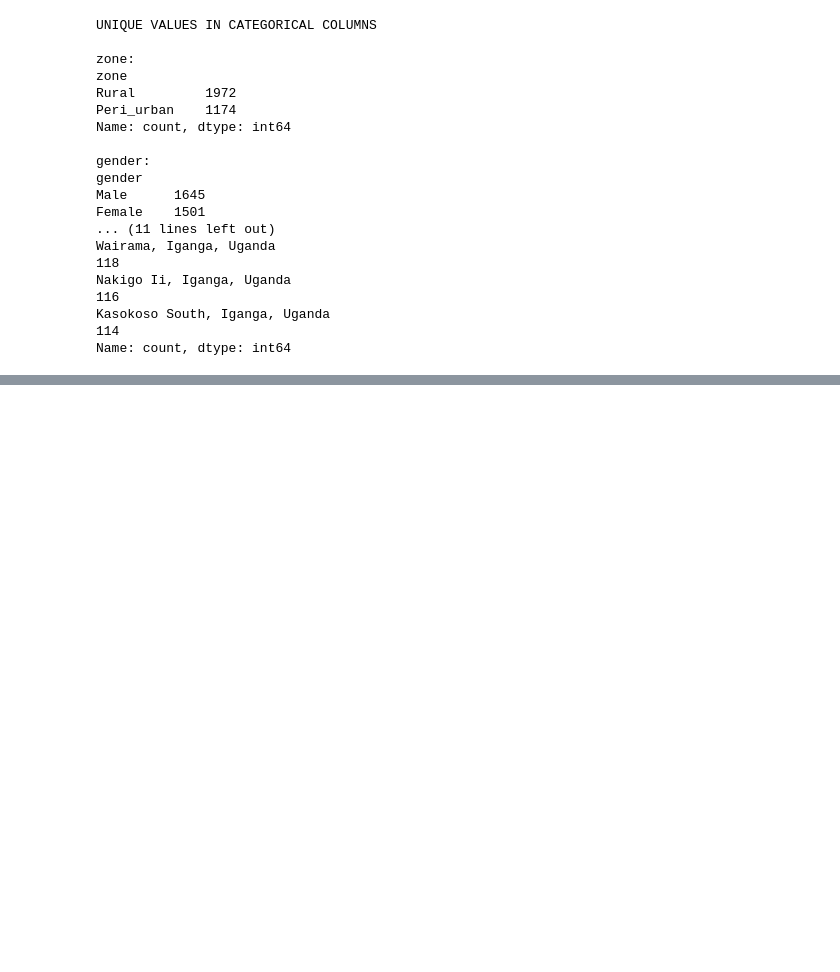
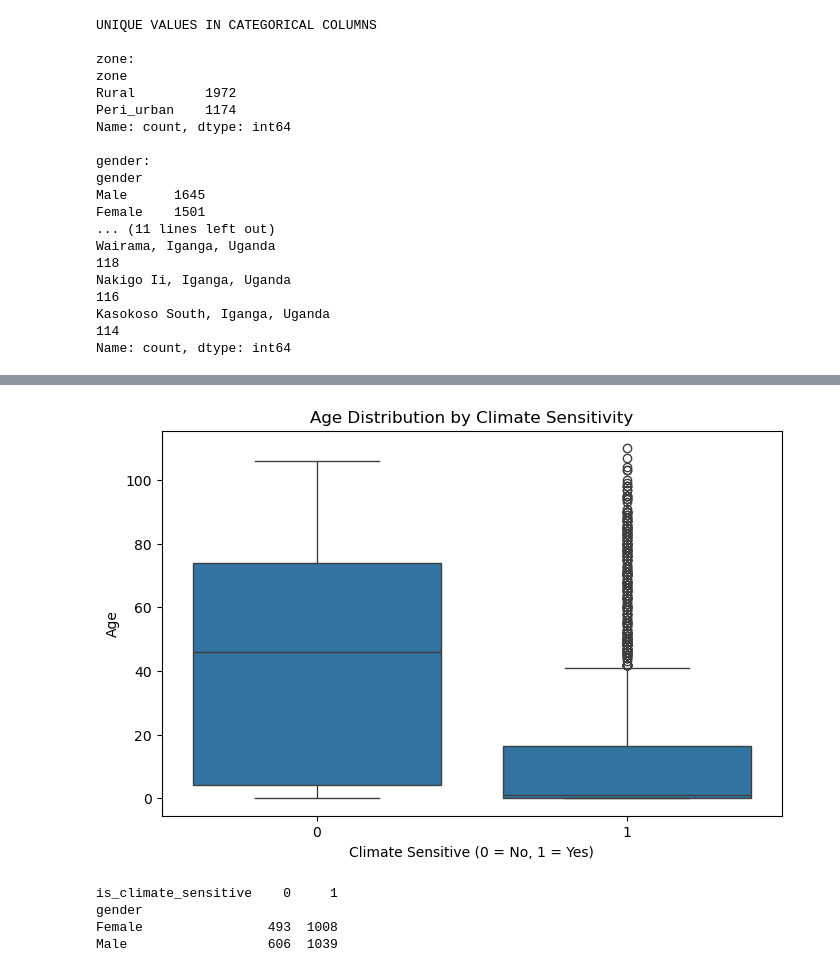
Before and after one commit to samad-source/climate_health_prediction, a Jupyter notebook: notebook/climate_features.ipynb, the cells around one changed output, grey strips where cells are left out. Drawn from its saved outputs; the diff is of its cells as text; code cells hidden in the pictures; blank space fills up the shorter version.

```diff
--- a/notebook/climate_features.ipynb
+++ b/notebook/climate_features.ipynb
@@ -374,0 +407,31 @@ Latest date: 2022-12-13 00:00:00
+# %%
+import matplotlib.pyplot as plt
+import seaborn as sns
+
+plt.figure(figsize=(8, 5))
+
+sns.boxplot(
+    data=train_merged,
+    x="is_climate_sensitive",
+    y="age"
+)
+
+plt.title("Age Distribution by Climate Sensitivity")
+plt.xlabel("Climate Sensitive (0 = No, 1 = Yes)")
+plt.ylabel("Age")
+
+plt.show()
+# %% [output]
+[figure, added]
+# %%
+gender_comparison = pd.crosstab(
+    train_merged["gender"],
+    train_merged["is_climate_sensitive"]
+)
+
+print(gender_comparison)
+# %% [output]
+is_climate_sensitive    0     1
+gender
+Female                493  1008
+Male                  606  1039
```
Also changed, not shown: parts of 4 cells of this notebook.
